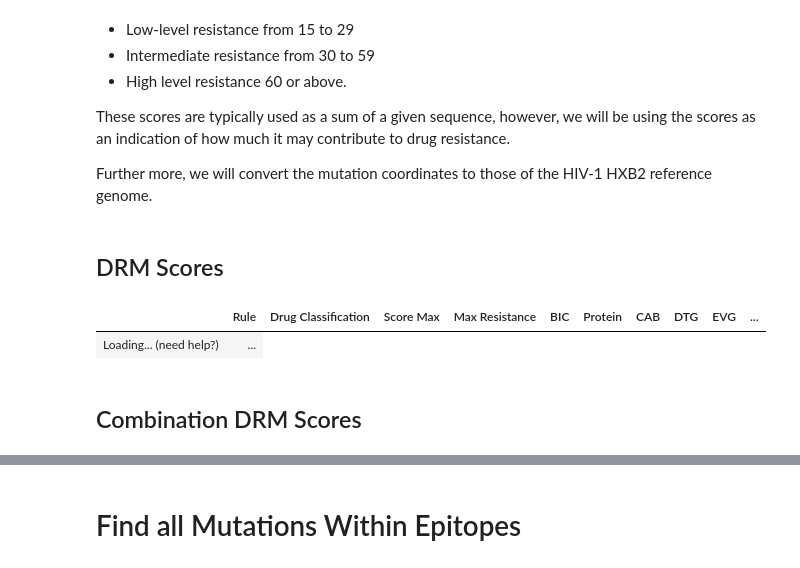
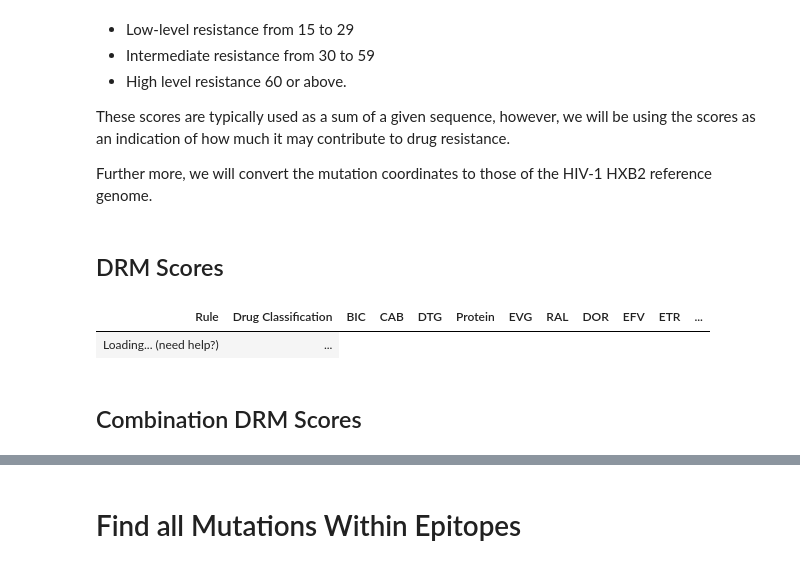
Before and after one commit to RealYHD/BCB430, a Jupyter notebook: Effects of DRM Mutations on Epitope Antigenicity.ipynb, the cells around one changed output, grey strips where cells are left out. Cells and saved outputs as stored; diff of their text form; code cells hidden in the pictures.

```diff
--- a/Effects of DRM Mutations on Epitope Antigenicity.ipynb
+++ b/Effects of DRM Mutations on Epitope Antigenicity.ipynb
@@ -41,15 +43,16 @@ These scores are typically used as a sum of a given sequence, however, we will b
 
 Further more, we will convert the mutation coordinates to those of the HIV-1 HXB2 reference genome.
 # %%
-drug_class_targets = { # The protein targets of the accounted for drugs
+drug_class_targets = {  # The protein targets of the accounted for drugs
     "INSTI": "Integrase",
     "NNRTI": "RT",
     "NRTI": "RT",
-    "PI": "Protease"
+    "PI": "Protease",
 }
 # %%
 drm_scores = {}
 combined_drm_scores = {}
+
 
 def classify_resistance(score):
     if score < 15:
@@ -61,51 +64,61 @@ def classify_resistance(score):
     else:
         return "High"
 
+
 for drug_classification in drug_class_targets.keys():
-    drm_scores[drug_classification] = pd.read_csv("./Data/" + f"{drug_classification} Resistance Mutation Scores.csv")
-    combined_drm_scores[drug_classification] = pd.read_csv("./Data/" + f"{drug_classification} Resistance Combined Mutation Scores.csv")
+    drm_scores[drug_classification] = pd.read_csv(
+        "./Data/" + f"{drug_classification} Resistance Mutation Scores.csv"
+    )
+    combined_drm_scores[drug_classification] = pd.read_csv(
+        "./Data/" + f"{drug_classification} Resistance Combined Mutation Scores.csv"
+    )
 
 
 mutation_regex = r"([a-zA-Z]+)(\d+)([a-zA-Z]+)"
 for drug_class, drug_scores in drm_scores.items():
+
     def cbaas_to_hxb2(mut: str):
         match = re.search(mutation_regex, mut)
         pos = int(match.group(2))
-        rule = (match.group(1), pos, match.group(3)) # Create mutation string again
+        rule = (match.group(1), pos, match.group(3))  # Create mutation string again
         return rule
+
     # print(.shape)
     drug_scores["Rule"] = drug_scores["Rule"].map(cbaas_to_hxb2)
     drug_scores.insert(1, "Drug Classification", drug_class)
-    drug_scores.insert(2, "Score Max", drug_scores.max(axis=1, numeric_only=True))
-    drug_scores.insert(3, "Max Resistance", drug_scores["Score Max"].map(lambda v: classify_resistance(float(v))))
     drug_scores.insert(5, "Protein", drug_class_targets[drug_class])
 
 for drug_class, drug_scores in combined_drm_scores.items():
+
     def cbaas_to_hxb2(mut: str):
         match = re.search(mutation_regex, mut)
         pos = int(match.group(2))
-        rule = (match.group(1), pos, match.group(3)) # Create mutation string again
+        rule = (match.group(1), pos, match.group(3))  # Create mutation string again
         return rule
+
     def combined_cbaas_to_hxb2(combined_muts: str):
         results = []
         for mut in combined_muts.split(" + "):
             results.append(cbaas_to_hxb2(mut))
         return results
-    drug_scores["Combination Rule"] = drug_scores["Combination Rule"].map(combined_cbaas_to_hxb2)
+
+    drug_scores["Combination Rule"] = drug_scores["Combination Rule"].map(
+        combined_cbaas_to_hxb2
+    )
     drug_scores.insert(2, "Drug Classification", drug_class)
-    drug_scores.insert(3, "Score Max", drug_scores.max(axis=1, numeric_only=True))
-    drug_scores.insert(4, "Max Resistance", drug_scores["Score Max"].map(lambda v: classify_resistance(float(v))))
     drug_scores.insert(6, "Protein", drug_class_targets[drug_class])
 
 display(Markdown(f"## DRM Scores"))
-master_drm_table = pd.concat(drm_scores.values())
+master_drm_table = pd.concat(drm_scores.values(), ignore_index=True).fillna(0)
 itable(master_drm_table)
 
-master_combined_drm_table = pd.concat(combined_drm_scores.values())
+master_combined_drm_table = pd.concat(
+    combined_drm_scores.values(), ignore_index=True
+).fillna(0)
 display(Markdown(f"## Combination DRM Scores"))
 itable(master_combined_drm_table)
 # %% [output]
 ## DRM Scores
-|  | Rule | Drug Classification | Score Max | Max Resistance | BIC | Protein | CAB | DTG | EVG | ... |
+| Rule | Drug Classification | BIC | CAB | DTG | Protein | EVG | RAL | DOR | EFV | ETR | ... |
 | Loading... (need help?) | ... |
 ## Combination DRM Scores
```
Also changed, not shown: parts of 15 cells of this notebook, 2 other files.
